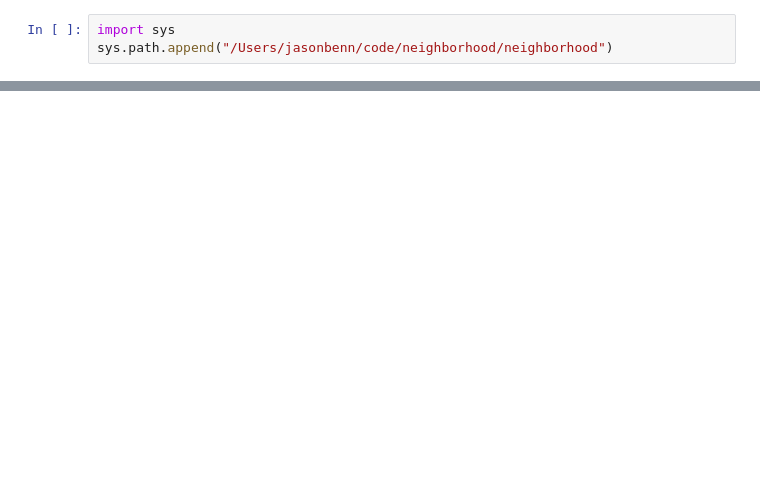
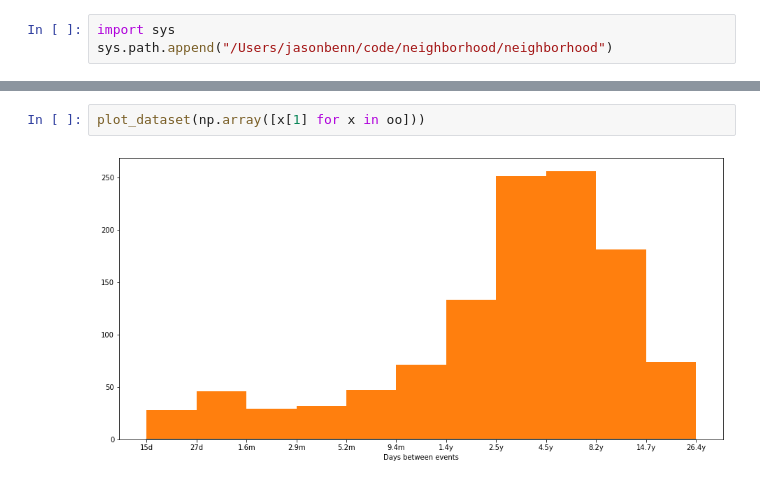
Before and after one commit to JasonBenn/neighborhood, a Jupyter notebook: neighborhood/houses/notebooks/learn housing distribution.ipynb, the cells around one changed output, grey strips where cells are left out. Cells and saved outputs as stored; diff of their text form; blank space fills up the shorter version.

```diff
--- a/neighborhood/houses/notebooks/learn housing distribution.ipynb
+++ b/neighborhood/houses/notebooks/learn housing distribution.ipynb
@@ -85,0 +141,4 @@ torch.Size([1540]) torch.Size([386])
+# %%
+plot_dataset(np.array([x[1] for x in oo]))
+# %% [output]
+[figure, added]
```
Also changed, not shown: parts of 23 cells of this notebook, 3 other files.
